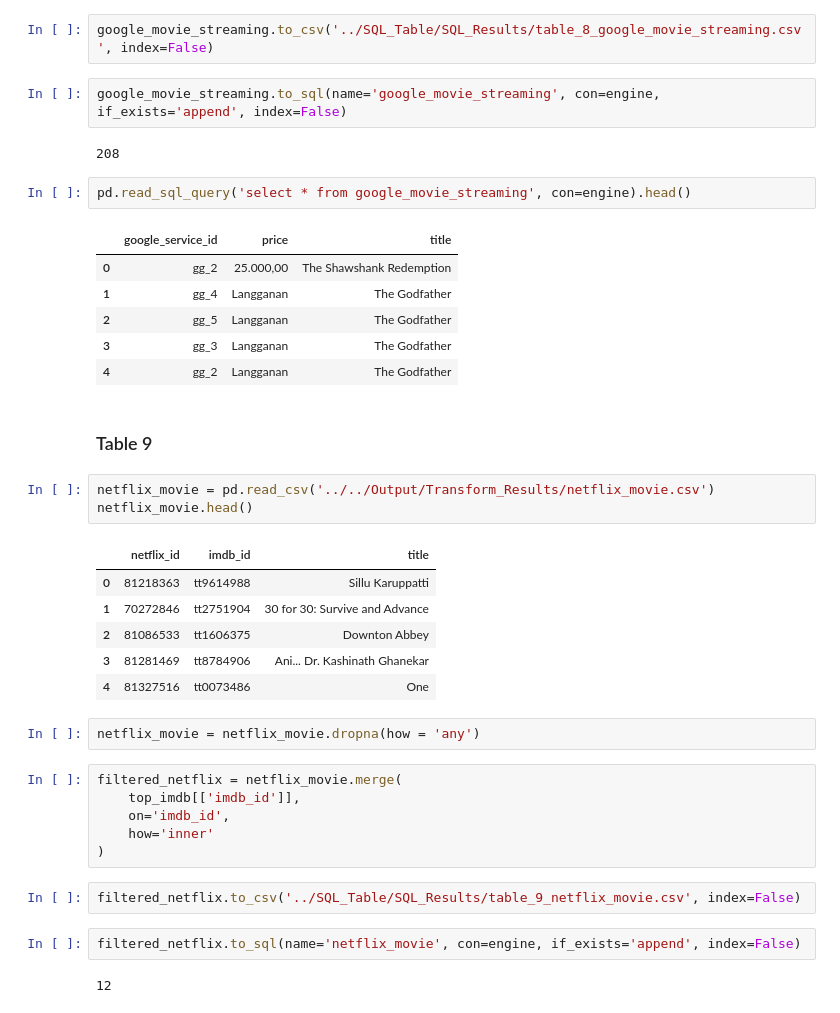
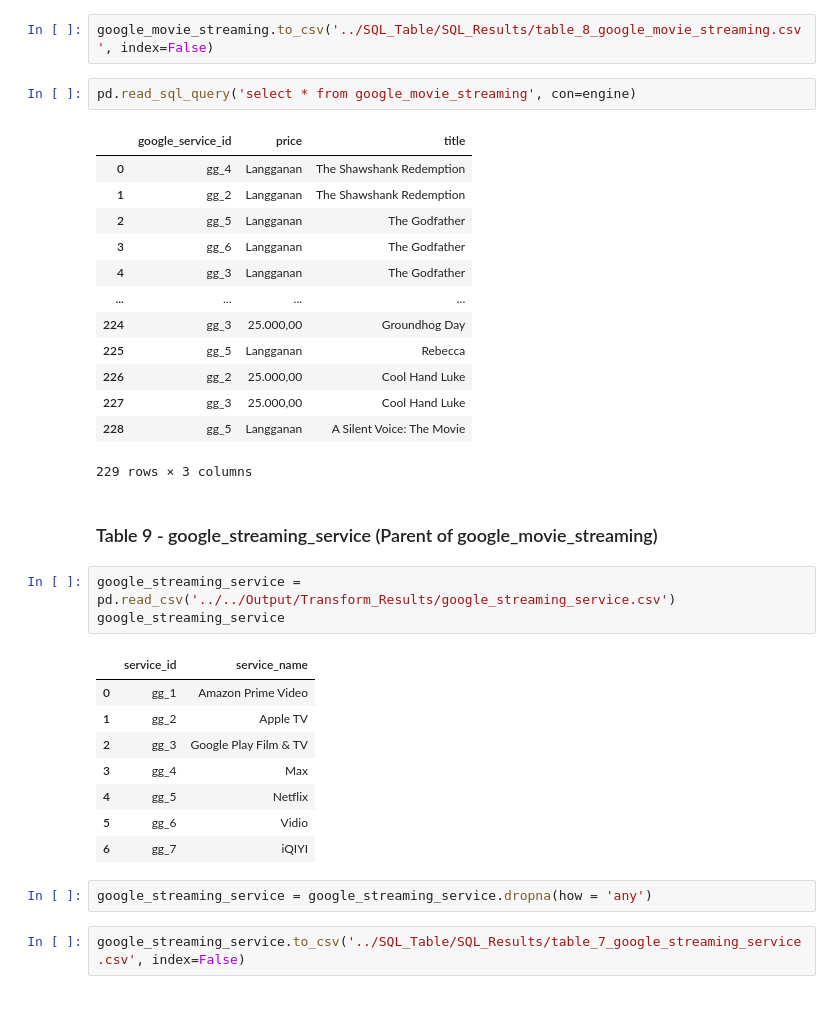
Before and after one commit to johanpramudito/ETL-Melodi, a Jupyter notebook: Load/SQL_Table/PostgreSQL_Tables.ipynb, the cells around one changed output. Drawn from its saved outputs; the diff is of its cells as text.

```diff
--- a/Load/SQL_Table/PostgreSQL_Tables.ipynb
+++ b/Load/SQL_Table/PostgreSQL_Tables.ipynb
@@ -299,43 +344,38 @@ google_movie_streaming.head()
 google_movie_streaming = google_movie_streaming.dropna(how = 'any')
 # %%
 google_movie_streaming.to_csv('../SQL_Table/SQL_Results/table_8_google_movie_streaming.csv', index=False)
-# %%
-google_movie_streaming.to_sql(name='google_movie_streaming', con=engine, if_exists='append', index=False)
-# %% [output]
-208
 # %%
-pd.read_sql_query('select * from google_movie_streaming', con=engine).head()
+pd.read_sql_query('select * from google_movie_streaming', con=engine)
 # %% [output]
 |  | google_service_id | price | title |
-| 0 | gg_2 | 25.000,00 | The Shawshank Redemption |
-| 1 | gg_4 | Langganan | The Godfather |
+| 0 | gg_4 | Langganan | The Shawshank Redemption |
+| 1 | gg_2 | Langganan | The Shawshank Redemption |
 | 2 | gg_5 | Langganan | The Godfather |
-| 3 | gg_3 | Langganan | The Godfather |
-| 4 | gg_2 | Langganan | The Godfather |
+| 3 | gg_6 | Langganan | The Godfather |
+| 4 | gg_3 | Langganan | The Godfather |
+| ... | ... | ... | ... |
+| 224 | gg_3 | 25.000,00 | Groundhog Day |
+| 225 | gg_5 | Langganan | Rebecca |
+| 226 | gg_2 | 25.000,00 | Cool Hand Luke |
+| 227 | gg_3 | 25.000,00 | Cool Hand Luke |
+| 228 | gg_5 | Langganan | A Silent Voice: The Movie |
+229 rows × 3 columns
 # %% [markdown]
-### Table 9
+### Table 9 - google_streaming_service (Parent of google_movie_streaming)
 # %%
-netflix_movie = pd.read_csv('../../Output/Transform_Results/netflix_movie.csv')
-netflix_movie.head()
+google_streaming_service = pd.read_csv('../../Output/Transform_Results/google_streaming_service.csv')
+google_streaming_service
 # %% [output]
-|  | netflix_id | imdb_id | title |
-| 0 | 81218363 | tt9614988 | Sillu Karuppatti |
-| 1 | 70272846 | tt2751904 | 30 for 30: Survive and Advance |
-| 2 | 81086533 | tt1606375 | Downton Abbey |
-| 3 | 81281469 | tt8784906 | Ani... Dr. Kashinath Ghanekar |
-| 4 | 81327516 | tt0073486 | One |
+|  | service_id | service_name |
+| 0 | gg_1 | Amazon Prime Video |
+| 1 | gg_2 | Apple TV |
+| 2 | gg_3 | Google Play Film & TV |
+| 3 | gg_4 | Max |
+| 4 | gg_5 | Netflix |
+| 5 | gg_6 | Vidio |
+| 6 | gg_7 | iQIYI |
 # %%
-netflix_movie = netflix_movie.dropna(how = 'any')
+google_streaming_service = google_streaming_service.dropna(how = 'any')
-# %%
-filtered_netflix = netflix_movie.merge(
-    top_imdb[['imdb_id']],
-    on='imdb_id',
-    how='inner'
-)
 # %%
-filtered_netflix.to_csv('../SQL_Table/SQL_Results/table_9_netflix_movie.csv', index=False)
+google_streaming_service.to_csv('../SQL_Table/SQL_Results/table_7_google_streaming_service.csv', index=False)
-# %%
-filtered_netflix.to_sql(name='netflix_movie', con=engine, if_exists='append', index=False)
-# %% [output]
-12
 # %%
```
Also changed, not shown: parts of 63 cells of this notebook, 7 other files.
